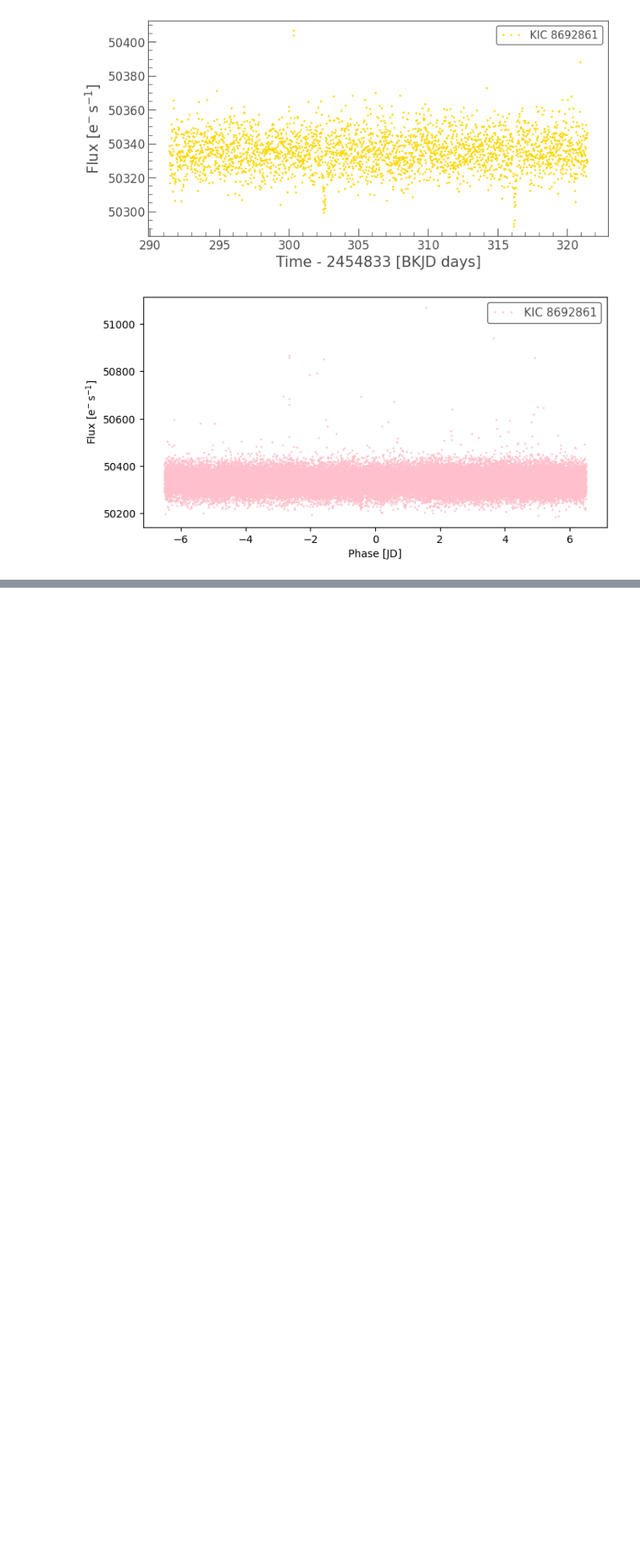
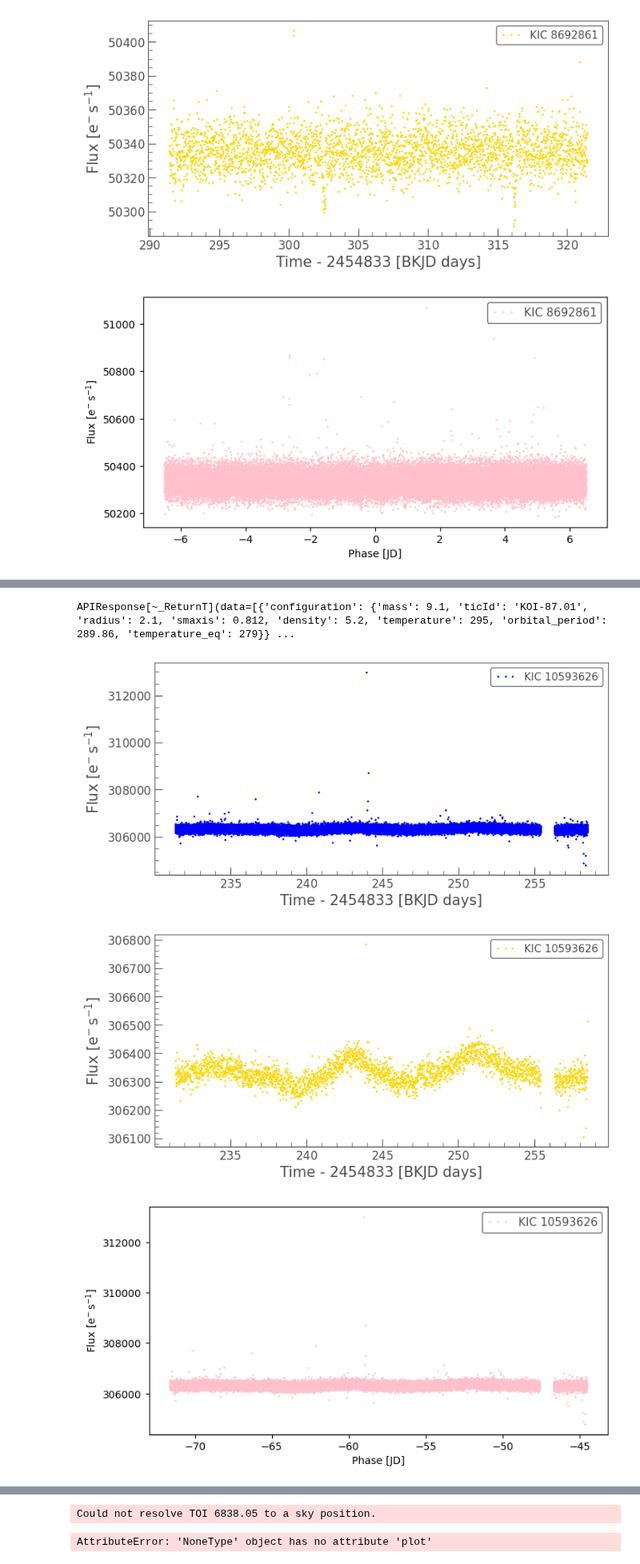
Before and after one commit to Signal-K/sytizen, a Jupyter notebook: Exoplanet Finder.ipynb, the cells around one changed output, grey strips where cells are left out. Shown at 80% size. Saved outputs shown, nothing was run; the diff lists cells and outputs as text; code cells hidden in the pictures; blank space fills up the shorter version.

Commit message:
🌛🌂 ↝ [GP-43}: Mapping stars to sky positions

```diff
--- a/Exoplanet Finder.ipynb
+++ b/Exoplanet Finder.ipynb
@@ -251,3 +180,74 @@ Failed to upload phased.png to Supabase. Status code: 400
 <a style='text-decoration:none;line-height:16px;display:flex;color:#5B5B62;padding:10px;justify-content:end;' href='https://deepnote.com?utm_source=created-in-deepnote-cell&projectId=f8de697b-ba49-4014-b2b2-fe5f4cc3c026' target="_blank">
 <img alt='Created in deepnote.com' style='display:inline;max-height:16px;margin:0px;margin-right:7.5px;' src='embedded-picture-1' > </img>
 Created in <span style='font-weight:600;margin-left:4px;'>Deepnote</span></a>
+# %%
+supabase_url = 'https://hlufptwhzkpkkjztimzo.supabase.co'
+supabase_key = 'eyJhbGciOiJIUzI1NiIsInR5cCI6IkpXVCJ9.eyJpc3MiOiJzdXBhYmFzZSIsInJlZiI6ImhsdWZwdHdoemtwa2tqenRpbXpvIiwicm9sZSI6ImFub24iLCJpYXQiOjE3MTYyOTk3NTUsImV4cCI6MjAzMTg3NTc1NX0.v_NDVWjIU_lJQSPbJ_Y6GkW3axrQWKXfXVsBEAbFv_I'
+supabase: Client = create_client(supabase_url, supabase_key)
+
+anomaliesList = supabase.table("anomalies").select("configuration").eq("anomalytype", "planet").execute()
+anomaliesList
+# %% [output]
+APIResponse[~_ReturnT](data=[{'configuration': {'mass': 9.1, 'ticId': 'KOI-87.01', 'radius': 2.1, 'smaxis': 0.812, 'density': 5.2, 'temperature': 295, 'orbital_period': 289.86, 'temperature_eq': 279}} ...
+# %%
+import lightkurve as lk
+import matplotlib.pyplot as plt
+import requests
+from io import BytesIO
+from supabase import create_client, Client
+
+# Initialize Supabase client
+supabase_url = 'https://hlufptwhzkpkkjztimzo.supabase.co'
+supabase_key = 'eyJhbGciOiJIUzI1NiIsInR5cCI6IkpXVCJ9.eyJpc3MiOiJzdXBhYmFzZSIsInJlZiI6ImhsdWZwdHdoemtwa2tqenRpbXpvIiwicm9sZSI6ImFub24iLCJpYXQiOjE3MTYyOTk3NTUsImV4cCI6MjAzMTg3NTc1NX0.v_NDVWjIU_lJQSPbJ_Y6GkW3axrQWKXfXVsBEAbFv_I'
+supabase: Client = create_client(supabase_url, supabase_key)
+
+# Fetch anomalies with anomalytype 'planet'
+anomalies_list = supabase.table("anomalies").select("id, configuration").eq("anomalytype", "planet").execute()
+
+# Define a function to upload image to Supabase storage
+def upload_to_supabase(filepath, bucket_name, folder_name, file_name):
+    with open(filepath, 'rb') as f:
+        supabase.storage.from_(bucket_name).upload(f"{folder_name}/{file_name}", f.read(), file_options={"content-type": "image/png"})
+
+# Process each anomaly
+for anomaly in anomalies_list.data:
+    anomaly_id = anomaly['id']
+    config = anomaly['configuration']
+    tic_id = config['ticId']
+
+    # Define TIC and other parameters from the configuration
+    TIC = tic_id
+    period = config.get('orbital_period', 13)
+    t0 = 303  # You may need to adjust this value as per your requirements
+
+    # Search and download lightcurve data
+    sector_data = lk.search_lightcurve(TIC)
+    lc = sector_data.download()
+
+    # Plot original lightcurve
+    lc.plot(color='blue', marker='.', lw=0)
+
+    # Bin the lightcurve data
+    bin_time = 15 / 24 / 60
+    lc_binned = lc.bin(bin_time)
+    lc_binned.plot(color='gold', lw=0, marker='.')
+
+    # Fold the lightcurve
+    lc_phased = lc.fold(period=period, epoch_time=t0)
+
+    # Plot phased lightcurve
+    fig, ax = plt.subplots(figsize=(8, 4))
+    lc_phased.plot(ax=ax, linewidth=0, marker='o', color='pink', markersize=1, alpha=0.8)
+
+    # Save the phased plot as 'phased.png' in the current directory
+    plt.savefig('phased.png', format='png')
+
+    # Upload phased.png file to Supabase storage
+    upload_to_supabase('phased.png', 'anomalies', str(anomaly_id), 'phased.png')
+
+    # Display the plot in Jupyter Notebook
+    plt.show()
+# %% [output]
+[figure, added]
+[figure, added]
+[figure, added]
@@ -253,0 +257,2 @@ Created in <span style='font-weight:600;margin-left:4px;'>Deepnote</span></a>
+Could not resolve TOI 6838.05 to a sky position.
+AttributeError: 'NoneType' object has no attribute 'plot'
```
Also changed, not shown: parts of 3 cells of this notebook, 1 other file.
